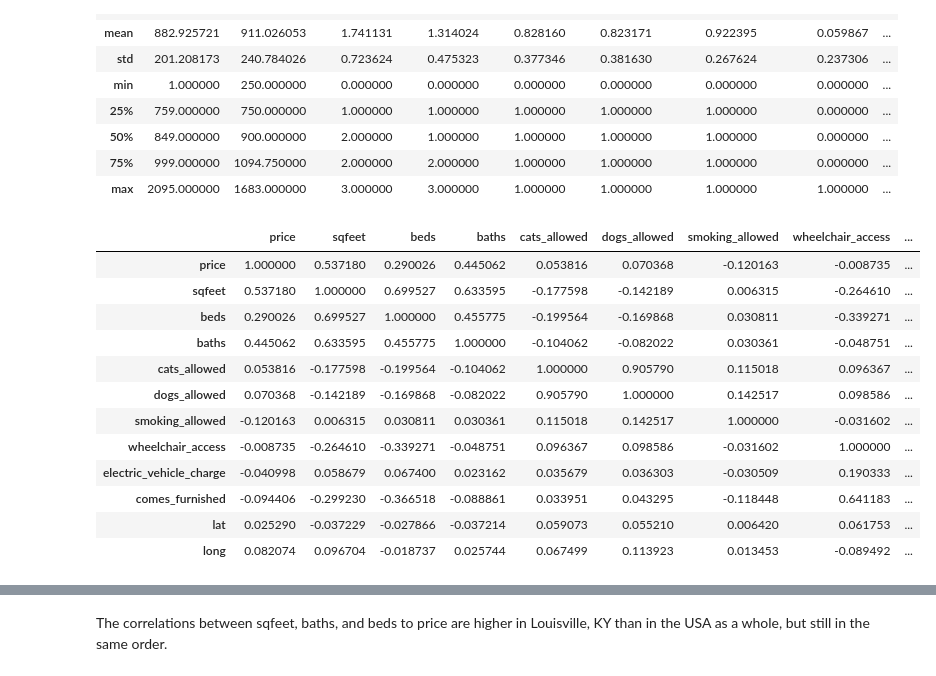
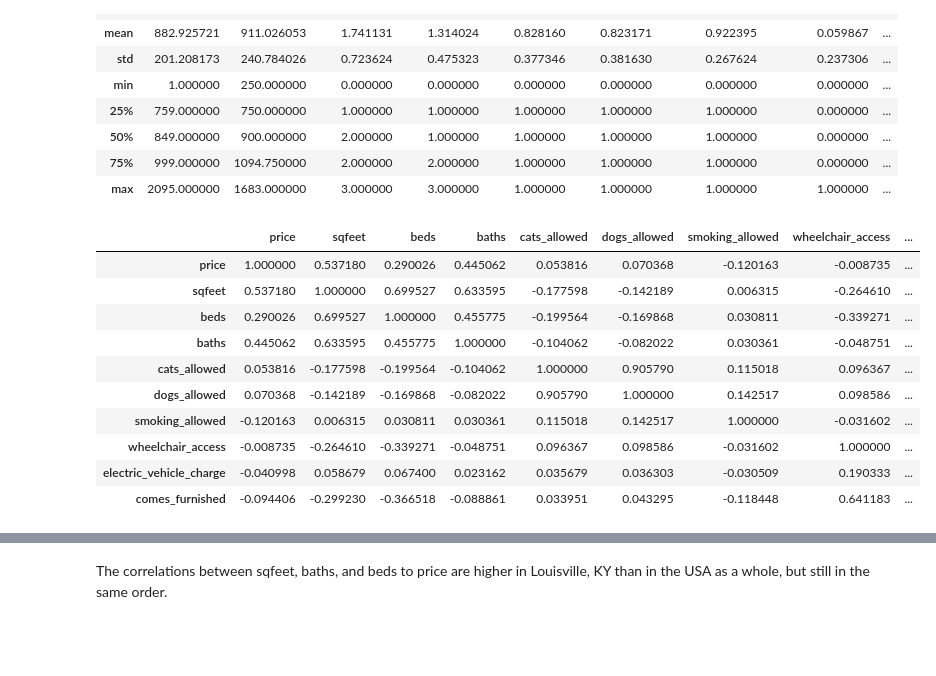
Before and after one commit to moferg/usa-housing-analysis, a Jupyter notebook: usa_housing_analysis.ipynb, the cells around one changed output, grey strips where cells are left out. Drawn from its saved outputs; the diff is of its cells as text; code cells hidden in the pictures; blank space fills up the shorter version.

```diff
--- a/usa_housing_analysis.ipynb
+++ b/usa_housing_analysis.ipynb
@@ -536,23 +536,21 @@ df_louisville.describe()
 | 75% | 999.000000 | 1094.750000 | 2.000000 | 2.000000 | 1.000000 | 1.000000 | 1.000000 | 0.000000 | ... |
 | max | 2095.000000 | 1683.000000 | 3.000000 | 3.000000 | 1.000000 | 1.000000 | 1.000000 | 1.000000 | ... |
 # %%
-lou_corr = df_louisville.corr()
+lou_corr = df_louisville.drop(['lat', 'long'], axis=1).corr()
 
 lou_corr
 # %% [output]
 |  | price | sqfeet | beds | baths | cats_allowed | dogs_allowed | smoking_allowed | wheelchair_access | ... |
 | price | 1.000000 | 0.537180 | 0.290026 | 0.445062 | 0.053816 | 0.070368 | -0.120163 | -0.008735 | ... |
 | sqfeet | 0.537180 | 1.000000 | 0.699527 | 0.633595 | -0.177598 | -0.142189 | 0.006315 | -0.264610 | ... |
 | beds | 0.290026 | 0.699527 | 1.000000 | 0.455775 | -0.199564 | -0.169868 | 0.030811 | -0.339271 | ... |
 | baths | 0.445062 | 0.633595 | 0.455775 | 1.000000 | -0.104062 | -0.082022 | 0.030361 | -0.048751 | ... |
 | cats_allowed | 0.053816 | -0.177598 | -0.199564 | -0.104062 | 1.000000 | 0.905790 | 0.115018 | 0.096367 | ... |
 | dogs_allowed | 0.070368 | -0.142189 | -0.169868 | -0.082022 | 0.905790 | 1.000000 | 0.142517 | 0.098586 | ... |
 | smoking_allowed | -0.120163 | 0.006315 | 0.030811 | 0.030361 | 0.115018 | 0.142517 | 1.000000 | -0.031602 | ... |
 | wheelchair_access | -0.008735 | -0.264610 | -0.339271 | -0.048751 | 0.096367 | 0.098586 | -0.031602 | 1.000000 | ... |
 | electric_vehicle_charge | -0.040998 | 0.058679 | 0.067400 | 0.023162 | 0.035679 | 0.036303 | -0.030509 | 0.190333 | ... |
 | comes_furnished | -0.094406 | -0.299230 | -0.366518 | -0.088861 | 0.033951 | 0.043295 | -0.118448 | 0.641183 | ... |
-| lat | 0.025290 | -0.037229 | -0.027866 | -0.037214 | 0.059073 | 0.055210 | 0.006420 | 0.061753 | ... |
-| long | 0.082074 | 0.096704 | -0.018737 | 0.025744 | 0.067499 | 0.113923 | 0.013453 | -0.089492 | ... |
 # %%
 fig, ax = plt.subplots(figsize=[10, 10])
 
```
Also changed, not shown: parts of 18 cells of this notebook.
